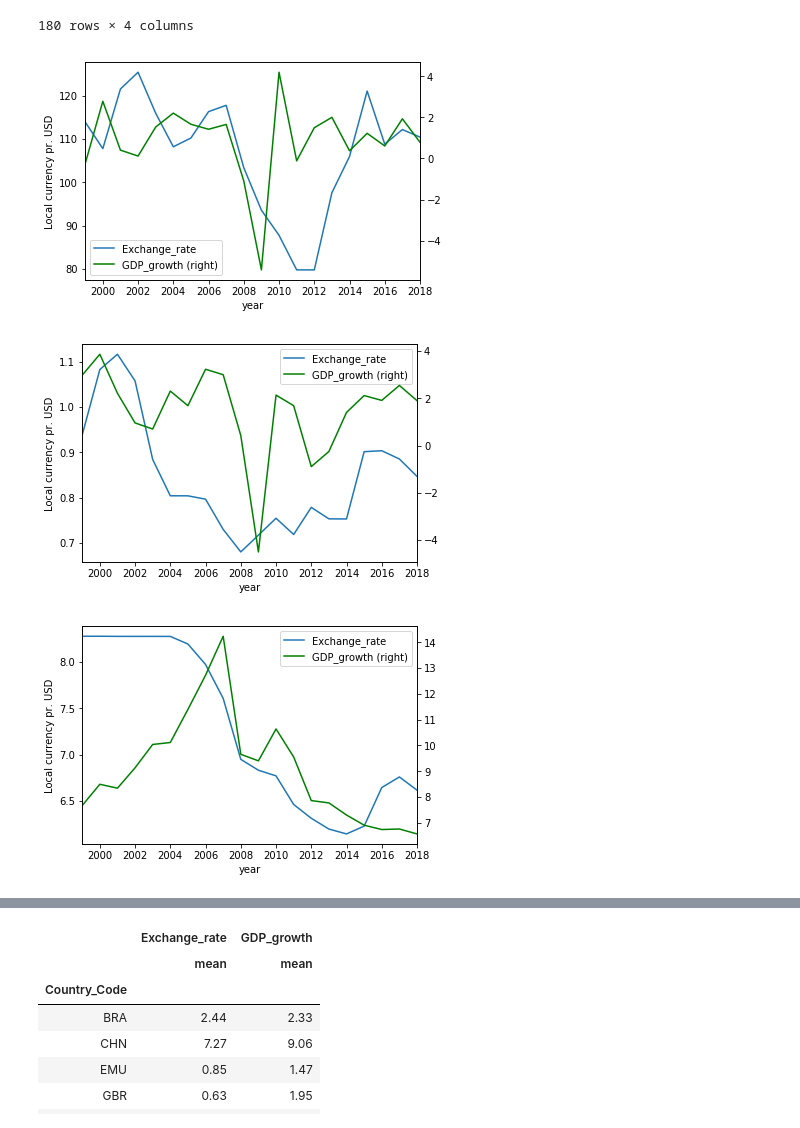
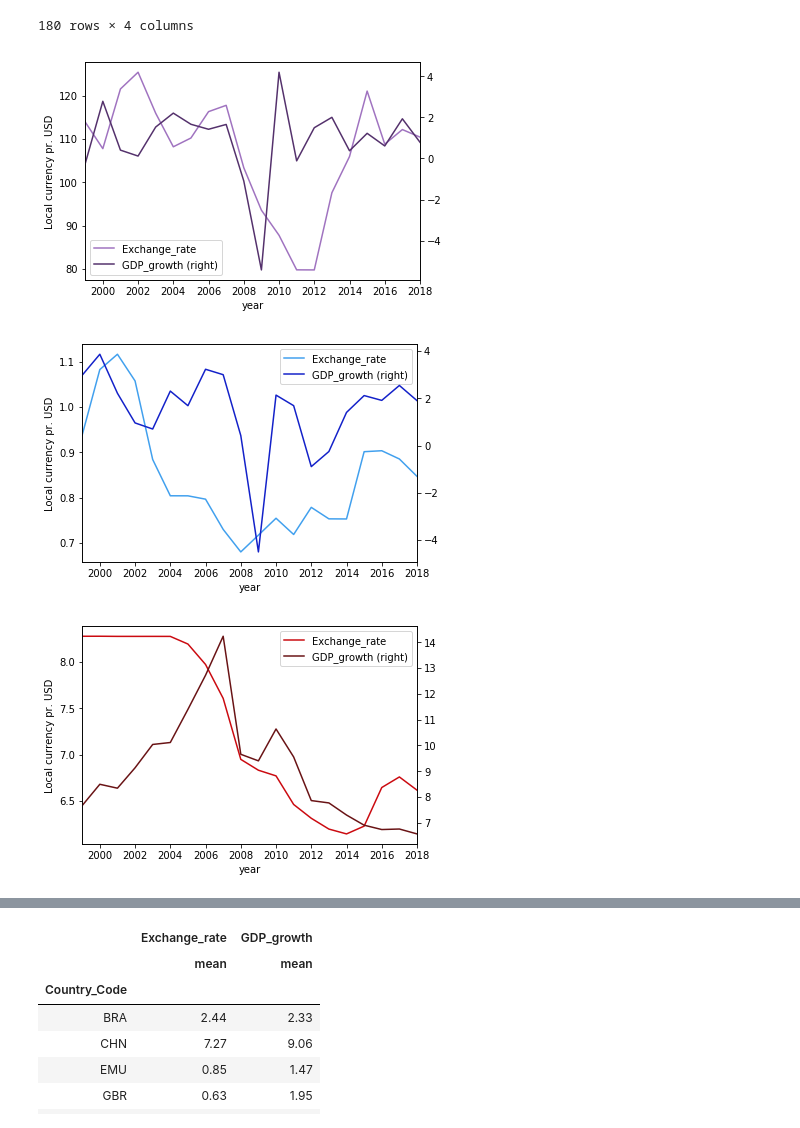
Before and after one commit to NumEconCopenhagen/projects-2020-matrixgymnasterne, a Jupyter notebook: dataproject/dataproject.ipynb, the cells around one changed output, grey strips where cells are left out. Cells and saved outputs as stored; diff of their text form; code cells hidden in the pictures.

```diff
--- a/dataproject/dataproject.ipynb
+++ b/dataproject/dataproject.ipynb
@@ -215,26 +215,26 @@ mergedJPN.head(100)
 #The data is plotted to show the correlation between exchange rates and GDP growth
 ax=plt.gca()
 
-mergedJPN.plot(x='year', y='Exchange_rate', ax=ax)
-mergedJPN.plot(x='year', y='GDP_growth', ax=ax, secondary_y=True, style='g')
+mergedJPN.plot(x='year', y='Exchange_rate', ax=ax, c='#a073c0')
+mergedJPN.plot(x='year', y='GDP_growth', ax=ax, secondary_y=True, c='#54316c')
 ax.set_ylabel("Local currency pr. USD")
 ax.xaxis.set_major_locator(MaxNLocator(integer=True))
 # %% [output]
-[figure, old version]
+[figure, new version]
 # %%
 #We extract the data specific to the Euro area
 mergedEMU = merged.loc[merged['Country_Code'] == 'EMU', :]
 mergedEMU.head(100)
 
 #The data is plotted to show the correlation between exchange rates and GDP growth
 ax=plt.gca()
 
-mergedEMU.plot(x='year', y='Exchange_rate', ax=ax)
-mergedEMU.plot(x='year', y='GDP_growth', ax=ax, secondary_y=True, style='g')
+mergedEMU.plot(x='year', y='Exchange_rate', ax=ax, c='#41a0ee')
+mergedEMU.plot(x='year', y='GDP_growth', ax=ax, secondary_y=True, style='#1321c9')
 ax.set_ylabel("Local currency pr. USD")
 ax.xaxis.set_major_locator(MaxNLocator(integer=True))
 # %% [output]
-[figure, old version]
+[figure, new version]
 # %%
 #We extract the data specific to China
 mergedCHN = merged.loc[merged['Country_Code'] == 'CHN', :]
@@ -242,12 +242,12 @@ mergedCHN = merged.loc[merged['Country_Code'] == 'CHN', :]
 #The data is plotted to show the correlation between exchange rates and GDP growth
 ax=plt.gca()
 
-mergedCHN.plot(x='year', y='Exchange_rate', ax=ax)
-mergedCHN.plot(x='year', y='GDP_growth', ax=ax, secondary_y=True, style='g')
+mergedCHN.plot(x='year', y='Exchange_rate', ax=ax, c='#cb0a10')
+mergedCHN.plot(x='year', y='GDP_growth', ax=ax, secondary_y=True, c='#691315')
 ax.set_ylabel("Local currency pr. USD")
 ax.xaxis.set_major_locator(MaxNLocator(integer=True))
 # %% [output]
-[figure, old version]
+[figure, new version]
 # %%
 #We extract the data specific to South Africa
 mergedZAF = merged.loc[merged['Country_Code'] == 'ZAF', :]
```
Also changed, not shown: parts of 4 cells of this notebook, 1 other file.
